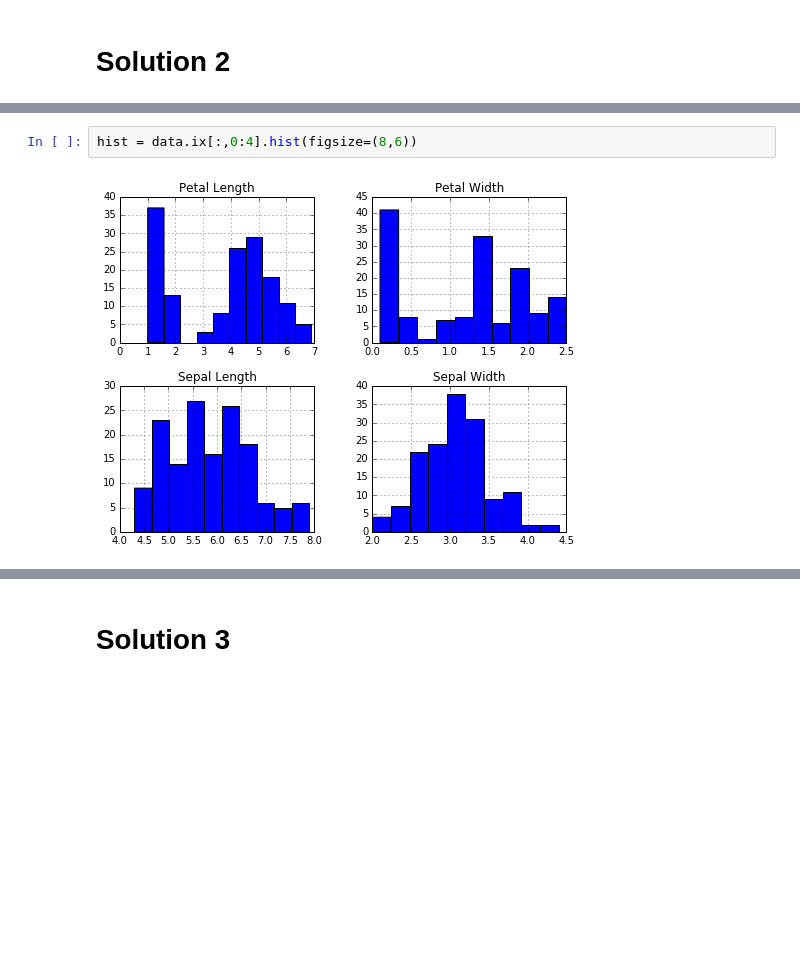
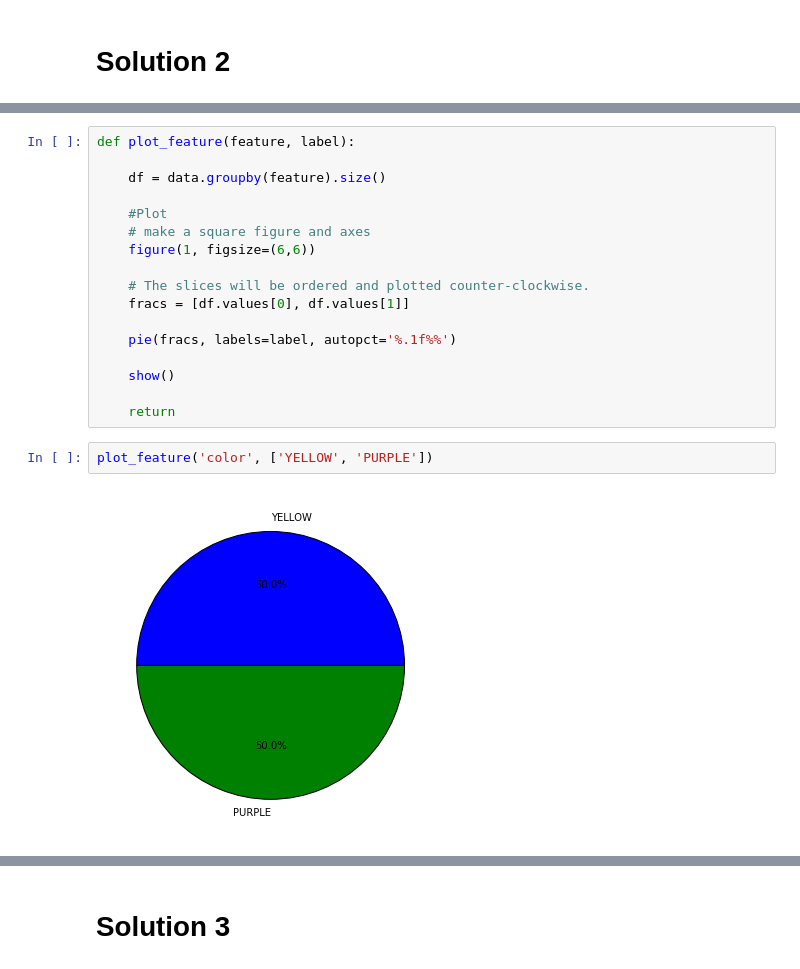
Before and after one commit to Rahul-Mondal/CS6220, a Jupyter notebook: M8-A7-Decision-Trees.ipynb, the cells around one changed output, grey strips where cells are left out. Cells and saved outputs as stored; diff of their text form; blank space fills up the shorter version.

```diff
--- a/M8-A7-Decision-Trees.ipynb
+++ b/M8-A7-Decision-Trees.ipynb
@@ -61,4 +70,21 @@ Some good data visualizations will be plotting the data in histograms
-# %%
-hist = data.ix[:,0:4].hist(figsize=(8,6))
-# %% [output]
-[figure, removed]
+# %%
+def plot_feature(feature, label):
+
+    df = data.groupby(feature).size()
+
+    #Plot
+    # make a square figure and axes
+    figure(1, figsize=(6,6))
+
+    # The slices will be ordered and plotted counter-clockwise.
+    fracs = [df.values[0], df.values[1]]
+
+    pie(fracs, labels=label, autopct='%.1f%%')
+
+    show()
+
+    return
+# %%
+plot_feature('color', ['YELLOW', 'PURPLE'])
+# %% [output]
+[figure, added]
```
Also changed, not shown: parts of 31 cells of this notebook.
